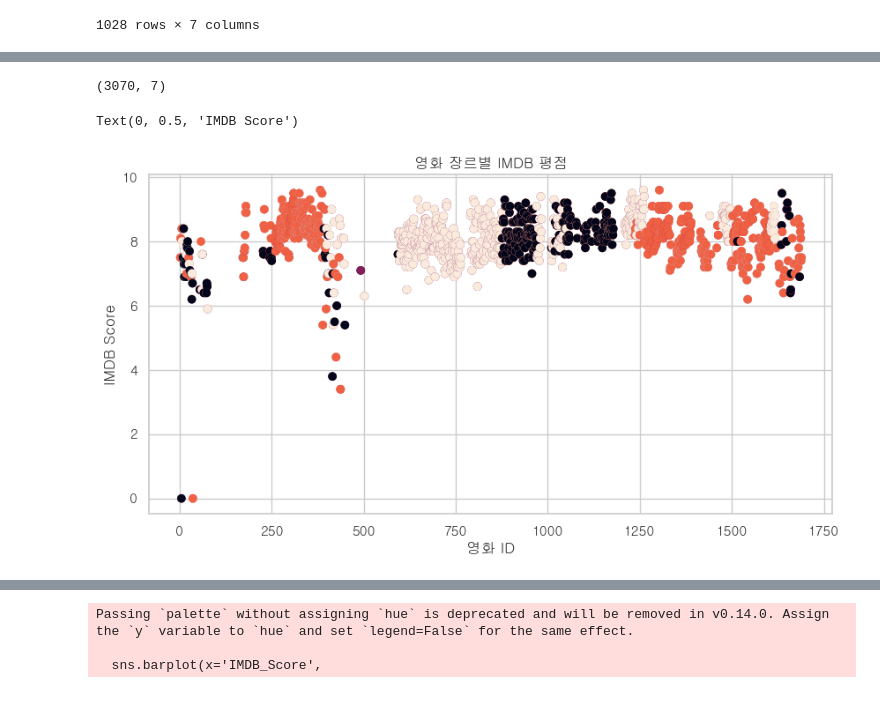
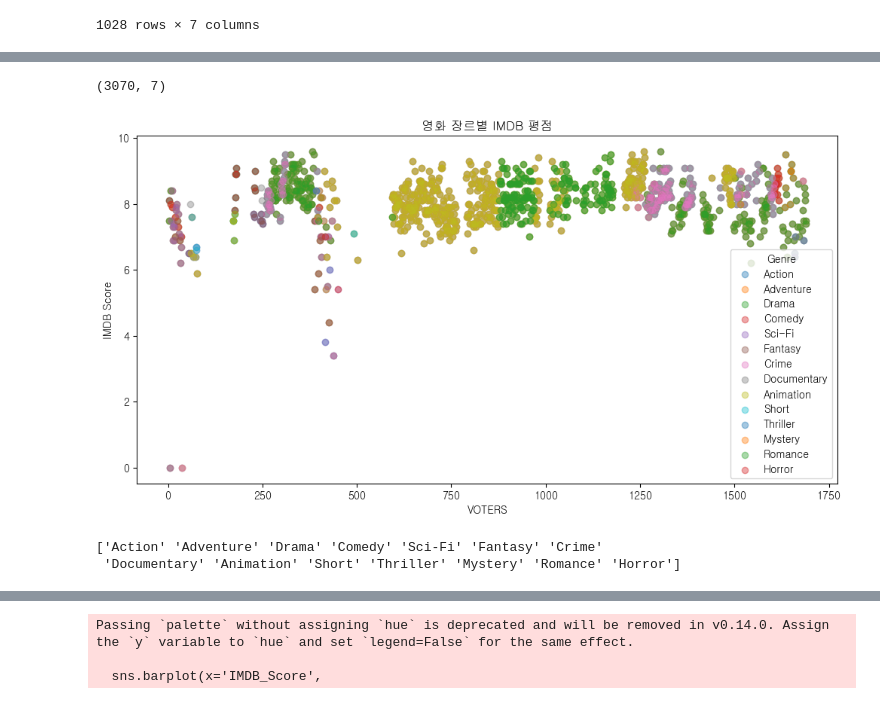
Before and after one commit to karl21-02/netflix_data_analysis, a Jupyter notebook: MarvelDc.ipynb, the cells around one changed output, grey strips where cells are left out. Saved outputs shown, nothing was run; the diff lists cells and outputs as text; code cells hidden in the pictures.

Commit message:
영화 장르병 IMDB 평점 ____ scatter로만 + 레이블

```diff
--- a/MarvelDc.ipynb
+++ b/MarvelDc.ipynb
@@ -296,35 +296,58 @@ df.head()
 # %%
 # 영화 장르와 평점 간 관계 플롯
 # 현재 한 영화에 장르가 여러개 존재 -> 이걸 여러 행으로 분해, 이때 평점은 똑같게
 from sklearn.preprocessing import StandardScaler, LabelEncoder
 from sklearn.decomposition import PCA
 import numpy as np
 
 new_row = []
 for idx, row in df.iterrows():
     genres = row['Genre'].split(',')
     # 각각의 장르 1개를 가진 열로 분해
     for genre in genres:
         each_row = row.copy()
         each_row['Genre'] = genre
         new_row.append(each_row)
 df_for_genre_score_scatter = pd.DataFrame(new_row)
 print(df_for_genre_score_scatter.shape)
 df_for_genre_score_scatter
 
 labelEncoder = LabelEncoder()
 genre_lebel = labelEncoder.fit_transform(df_for_genre_score_scatter['Genre'])
 
-X = np.column_stack((genre_lebel, df_for_genre_score_scatter['IMDB_Score']))
+plt.figure(figsize=(12, 6))
 
-kmeans = KMeans(n_clusters=4, random_state=30)
-clusters = kmeans.fit_predict(X)
-plt.figure(figsize=(10, 5))
-plt.scatter(df_for_genre_score_scatter['ID'], df_for_genre_score_scatter['IMDB_Score'], c=clusters)
+
+for genre in df_for_genre_score_scatter['Genre'].unique():
+    plt.scatter(
+        df_for_genre_score_scatter['ID'][df_for_genre_score_scatter['Genre'] == genre],
+        df_for_genre_score_scatter['IMDB_Score'][df_for_genre_score_scatter['Genre'] == genre],
+        label = genre,
+        alpha=0.4
+    )
+
+
+# scatter = plt.scatter(df_for_genre_score_scatter['ID'],
+#                      df_for_genre_score_scatter['IMDB_Score'],
+#                      c=genre_lebel,
+#                      cmap='tab20',
+#                      label=df_for_genre_score_scatter['Genre'].unique(),
+#                      alpha=0.6)
+
+
+
 plt.title('영화 장르별 IMDB 평점')
-plt.xlabel('영화 ID')
+plt.xlabel('VOTERS')
 plt.ylabel('IMDB Score')
+plt.legend(
+           title="Genre",
+           loc="lower right")
+plt.grid(False)
+plt.show()
+
+print(df_for_genre_score_scatter['Genre'].unique())
 # %% [output]
 (3070, 7)
+[figure, new version]
-Text(0, 0.5, 'IMDB Score')
+['Action' 'Adventure' 'Drama' 'Comedy' 'Sci-Fi' 'Fantasy' 'Crime'
+ 'Documentary' 'Animation' 'Short' 'Thriller' 'Mystery' 'Romance' 'Horror']
-[figure, old version]
```
Also changed, not shown: parts of 8 cells of this notebook.
